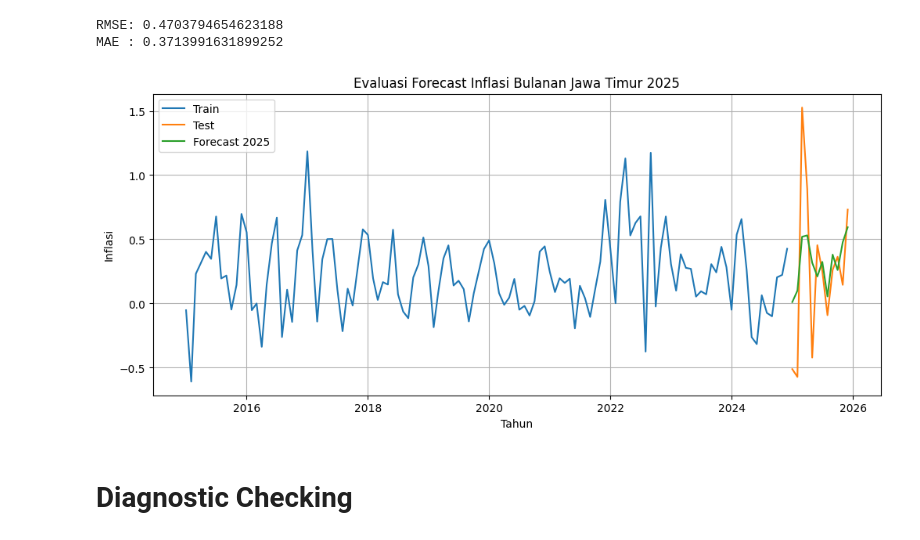
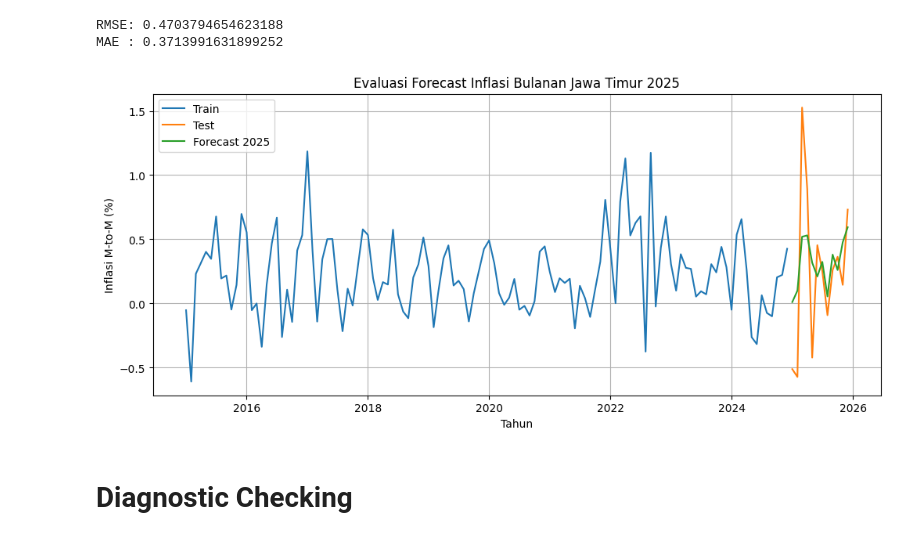
Before and after one commit to 14aprows/time-series-inflation-sarima-bps, a Jupyter notebook: PRW_FINAL.ipynb, the cells around one changed output. Cells and saved outputs as stored; diff of their text form; code cells hidden in the pictures.

```diff
--- a/PRW_FINAL.ipynb
+++ b/PRW_FINAL.ipynb
@@ -399,17 +378,19 @@ RMSE: 0.4703794654623188
 MAE : 0.3713991631899252
 # %%
 plt.figure(figsize=(12, 5))
+
 plt.plot(df_train.index, df_train, label="Train")
 plt.plot(df_test.index, df_test, label="Test")
 plt.plot(pred_test.index, pred_test, label="Forecast 2025")
+
 plt.title("Evaluasi Forecast Inflasi Bulanan Jawa Timur 2025")
 plt.xlabel("Tahun")
-plt.ylabel("Inflasi")
+plt.ylabel("Inflasi M-to-M (%)")
 plt.legend()
 plt.grid(True)
 plt.show()
 # %% [output]
-[figure, old version]
+[figure, new version]
 # %% [markdown]
 # Diagnostic Checking
 # %%
```
Also changed, not shown: parts of 11 cells of this notebook.
